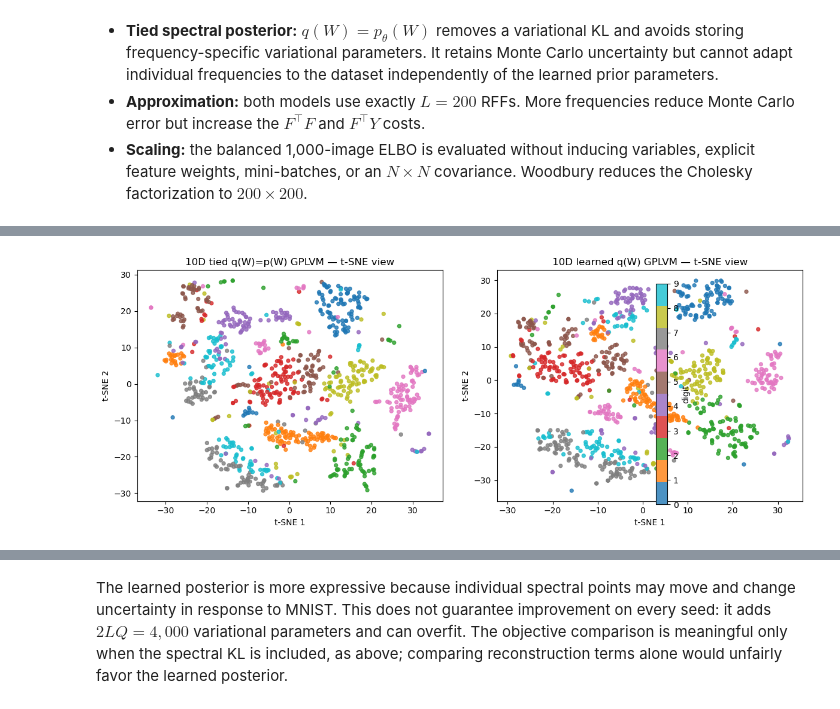
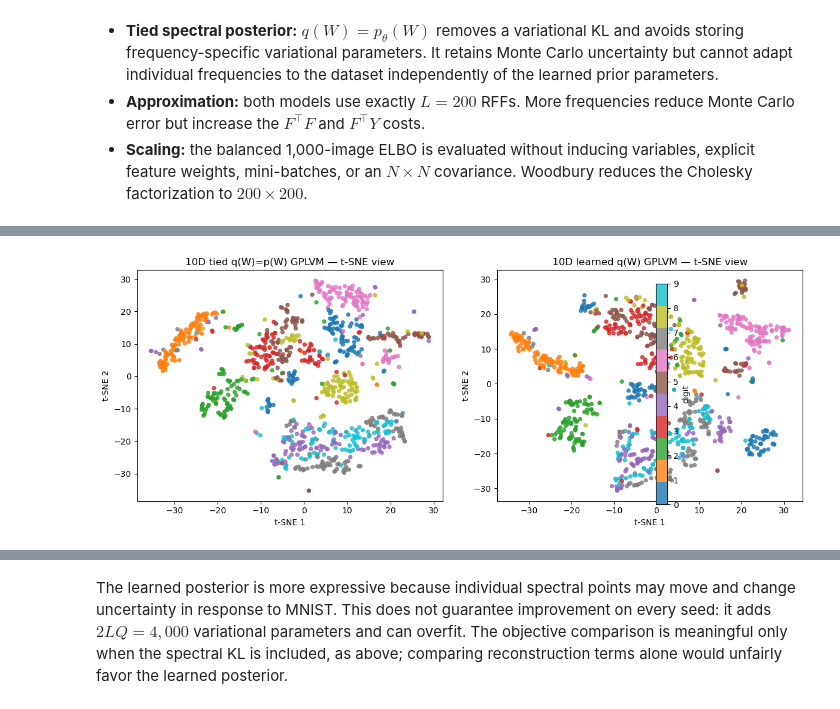
Before and after one commit to OLMOS-PM/GPPS_2026, a Jupyter notebook: gp_gplvm_mnist_demo.ipynb, the cells around one changed output, grey strips where cells are left out. Cells and saved outputs as stored; diff of their text form; code cells hidden in the pictures.

```diff
--- a/gp_gplvm_mnist_demo.ipynb
+++ b/gp_gplvm_mnist_demo.ipynb
@@ -129,13 +129,14 @@ device: cuda
 # %%
 # Shared configuration for every GPLVM variant in this notebook.
 LATENT_DIM = 10
-NUM_FOURIER_SAMPLES = 500
-NUM_EPOCHS = 5000
+NUM_FOURIER_SAMPLES = 200
+NUM_EPOCHS = 1000
 PRINT_EVERY = 100
-N_TSNE_VISUALIZE = 1000
+TSNE_NUM_POINTS = 1000
 
 print(
     f"configuration: Q={LATENT_DIM}, L={NUM_FOURIER_SAMPLES}, "
-    f"epochs={NUM_EPOCHS}, print_every={PRINT_EVERY}"
+    f"epochs={NUM_EPOCHS}, print_every={PRINT_EVERY}, "
+    f"t-SNE points={TSNE_NUM_POINTS}"
 )
 # %% [output]
@@ -285,7 +282,10 @@ def plot_embedding(z_2d, labels, title, ax):
     return scatter
 
 z_rbf = latent_means(rbf_model, images)
-visualization_indices = np.arange(len(labels))[:N_TSNE_VISUALIZE]
+num_tsne_points = min(TSNE_NUM_POINTS, len(labels))
+visualization_indices = np.random.default_rng(SEED + 1).choice(
+    len(labels), size=num_tsne_points, replace=False
+)
 z_rbf_tsne = tsne_projection(z_rbf[visualization_indices], steps=500, seed=SEED)
 fig, ax = plt.subplots(figsize=(6, 5))
 plot_embedding(z_rbf_tsne, labels[visualization_indices], "10D RBF GPLVM — t-SNE view", ax)
@@ -465,7 +465,7 @@ def embedding_metrics(z, labels):
     }
 
 for name, z in [("RBF", z_rbf), ("3-Gaussian mixture", z_mix)]:
-    metrics = embedding_metrics(z[visualization_indices], labels[visualization_indices])
+    metrics = embedding_metrics(z, labels)
     print(name, {k: round(v, 3) for k, v in metrics.items()})
 
 fig, axes = plt.subplots(1, 3, figsize=(14, 3.5))
@@ -571,4 +533,22 @@ KeyboardInterrupt:
 # %%
+# Reuse the already-trained tied q(W)=p(W) RBF model without further optimization.
+tied_w_model = rbf_model
+tied_w_history = rbf_history
+
+# Train the learned-q(W) alternative from scratch, with the same random initialization seed.
+torch.manual_seed(SEED)
+prior_scale = torch.ones(LATENT_DIM, device=device)
+learned_qw_model = AmortizedRFFGPLVM(
+    observed_dim=images.shape[1],
+    latent_dim=LATENT_DIM,
+    num_frequencies=NUM_FOURIER_SAMPLES,
+    spectral_prior=VariationalGaussianSpectralPosterior(NUM_FOURIER_SAMPLES, prior_scale),
+).to(device)
+learned_qw_history = train_model(
+    learned_qw_model, images, epochs=NUM_EPOCHS, learning_rate=2e-3,
+    beta_warmup_epochs=200, print_every=PRINT_EVERY,
+)
+
 z_tied_w = latent_means(tied_w_model, images)
 z_learned_qw = latent_means(learned_qw_model, images)
 z_tied_w_tsne = tsne_projection(z_tied_w[visualization_indices], steps=500, seed=SEED)
@@ -599,3 +590,3 @@ q(W) summary: {'mean_norm': array(4.12880421), 'average_scale': array(0.3630102)
-[figure, old version]
+[figure, new version]
 # %%
 fig, axes = plt.subplots(1, 2, figsize=(11, 4.2))
```
Also changed, not shown: parts of 11 cells of this notebook, 1 other file.
